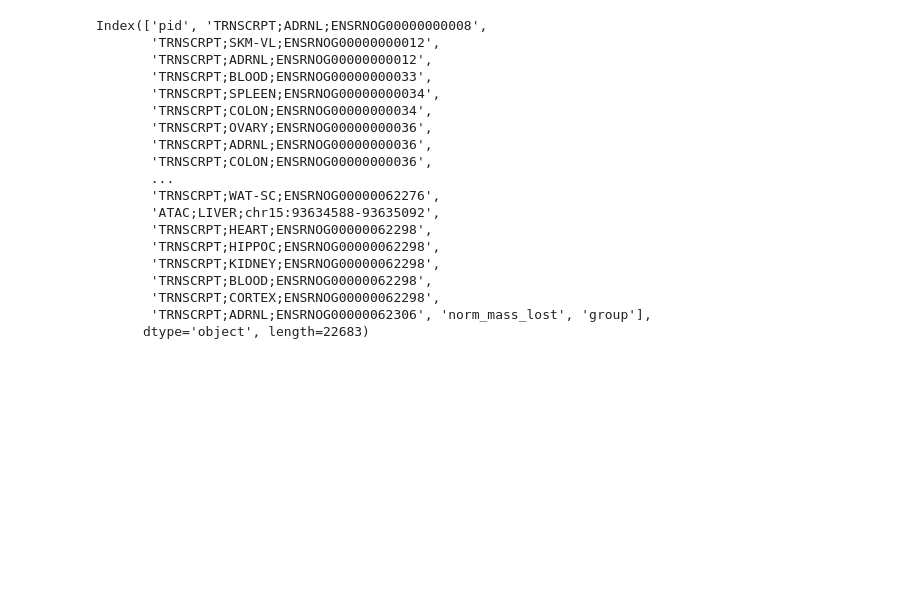
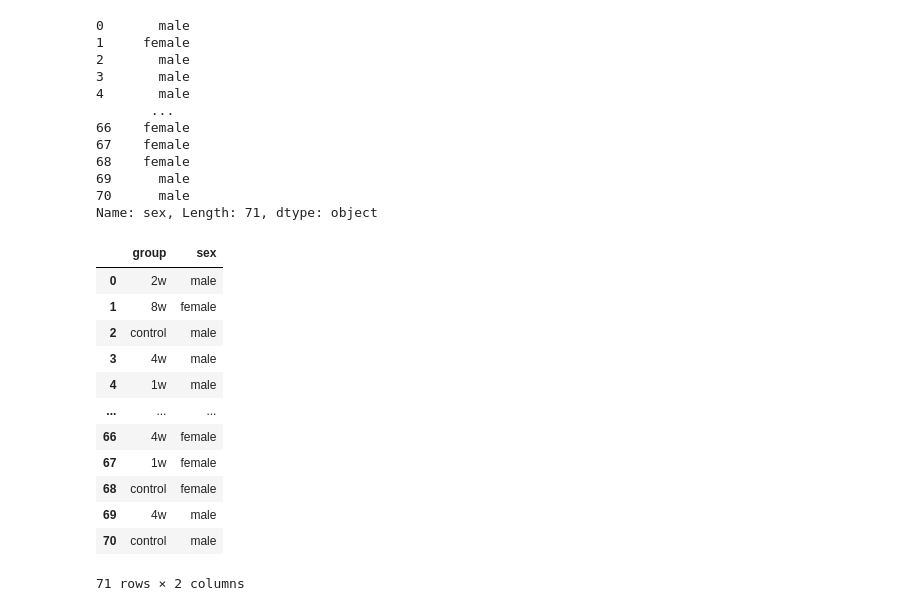
Before and after one commit to BioITHackathons/Unraveling-Exercise-Resilience-Multi-Omics-Meets-Machine-Learning, a Jupyter notebook: LassoWeightLoss.ipynb, the cells around one changed output. Saved outputs shown, nothing was run; the diff lists cells and outputs as text; code cells hidden in the pictures; blank space fills up the shorter version.

```diff
--- a/LassoWeightLoss.ipynb
+++ b/LassoWeightLoss.ipynb
@@ -15,31 +15,41 @@ from sklearn.impute import KNNImputer
 
 import matplotlib.pyplot as plt
 # %%
-df.columns
+map = ({"8w": 8, "4w": 4, "2w": 2, "1w": 1, 'control': 8})
+df['weeks'] = df['group'].apply(lambda val: map[val])
+df['sex']
 # %% [output]
-Index(['pid', 'TRNSCRPT;ADRNL;ENSRNOG00000000008',
-       'TRNSCRPT;SKM-VL;ENSRNOG00000000012',
-       'TRNSCRPT;ADRNL;ENSRNOG00000000012',
-       'TRNSCRPT;BLOOD;ENSRNOG00000000033',
-       'TRNSCRPT;SPLEEN;ENSRNOG00000000034',
-       'TRNSCRPT;COLON;ENSRNOG00000000034',
-       'TRNSCRPT;OVARY;ENSRNOG00000000036',
-       'TRNSCRPT;ADRNL;ENSRNOG00000000036',
-       'TRNSCRPT;COLON;ENSRNOG00000000036',
+0       male
+1     female
+2       male
+3       male
+4       male
        ...
-       'TRNSCRPT;WAT-SC;ENSRNOG00000062276',
-       'ATAC;LIVER;chr15:93634588-93635092',
-       'TRNSCRPT;HEART;ENSRNOG00000062298',
-       'TRNSCRPT;HIPPOC;ENSRNOG00000062298',
-       'TRNSCRPT;KIDNEY;ENSRNOG00000062298',
-       'TRNSCRPT;BLOOD;ENSRNOG00000062298',
-       'TRNSCRPT;CORTEX;ENSRNOG00000062298',
-       'TRNSCRPT;ADRNL;ENSRNOG00000062306', 'norm_mass_lost', 'group'],
-      dtype='object', length=22683)
+66    female
+67    female
+68    female
+69      male
+70      male
+Name: sex, Length: 71, dtype: object
 # %%
-X = df.drop('norm_mass_lost', axis=1).drop('group', axis=1)
-y = df['norm_mass_lost']
-stratify = df['group']
+X = df.drop('norm_mass_lost', axis=1).drop('group', axis=1).drop('weeks', axis=1).drop('sex', axis=1).drop('pid', axis=1)
+y = df['norm_mass_lost']/df['weeks']
+stratify = df[['group','sex']]
+stratify
+# %% [output]
+|  | group | sex |
+| 0 | 2w | male |
+| 1 | 8w | female |
+| 2 | control | male |
+| 3 | 4w | male |
+| 4 | 1w | male |
+| ... | ... | ... |
+| 66 | 4w | female |
+| 67 | 1w | female |
+| 68 | control | female |
+| 69 | 4w | male |
+| 70 | control | male |
+71 rows × 2 columns
 # %%
 X_train, X_test, y_train, y_test = train_test_split(X, y, test_size=0.2, random_state=42, stratify=stratify)
 # %%
```
Also changed, not shown: parts of 13 cells of this notebook.
